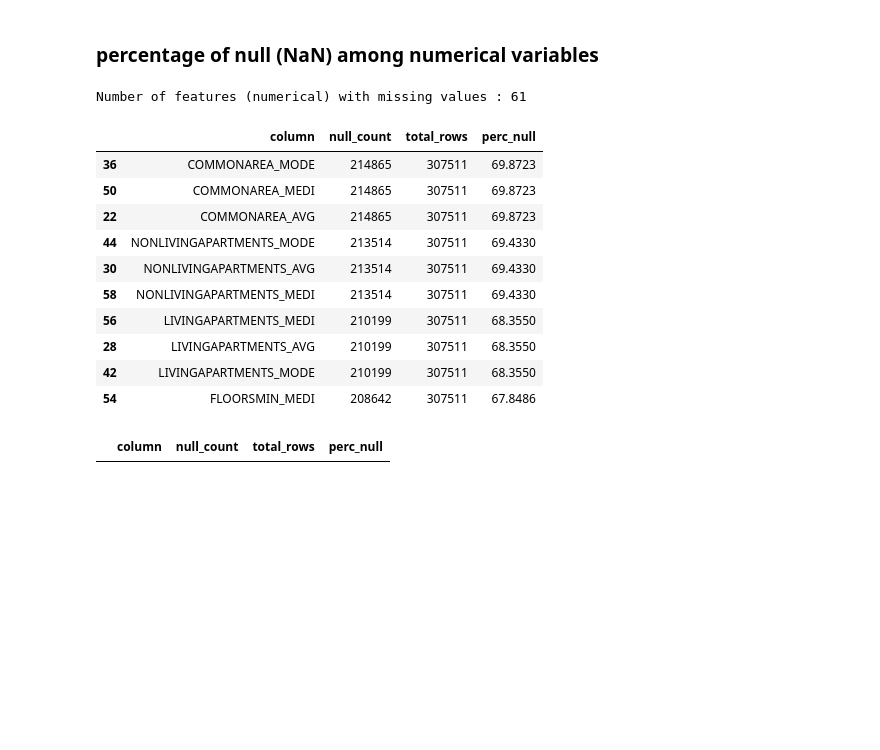
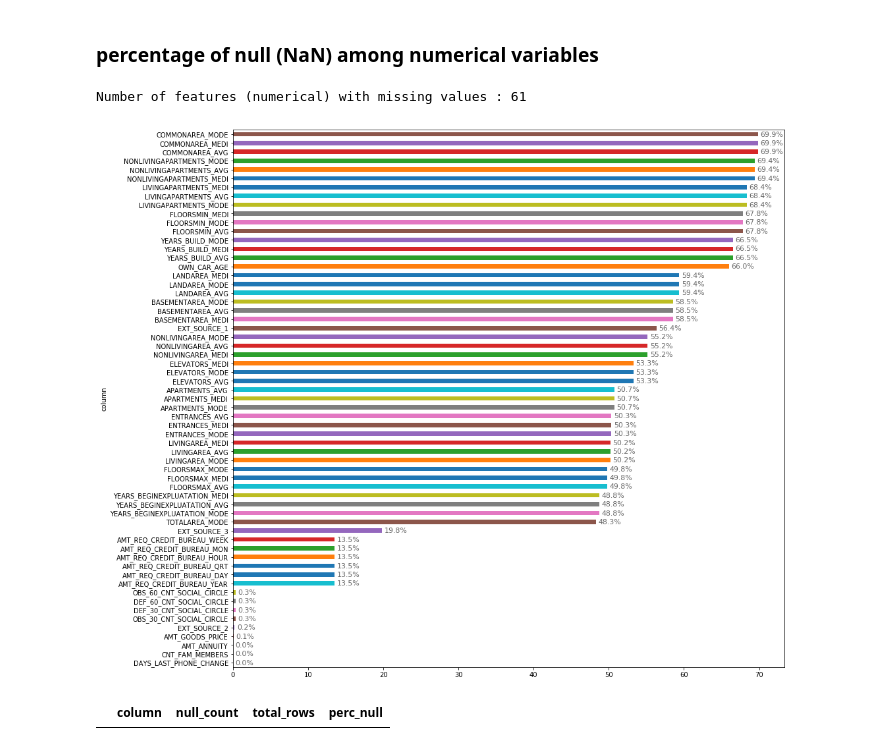
Before and after one commit to bodias/machine-learning, a Jupyter notebook: projects/capstone/home_credit/capstone_report.ipynb, the cells around one changed output. Drawn from its saved outputs; the diff is of its cells as text; code cells hidden in the pictures; blank space fills up the shorter version.

```diff
--- a/projects/capstone/home_credit/capstone_report.ipynb
+++ b/projects/capstone/home_credit/capstone_report.ipynb
@@ -285,23 +290,23 @@ def null_count(dataframe):
     null_stats = null_stats.sort_values(by=['null_count'],ascending=False)
 
     return null_stats
-# %%
-null_numerical = null_count(app_train[numerical_features])
-print 'Number of features (numerical) with missing values : {}'.format(null_numerical.shape[0])
-null_numerical.head(10)
-# %% [output]
-Number of features (numerical) with missing values : 61
-|  | column | null_count | total_rows | perc_null |
-| 36 | COMMONAREA_MODE | 214865 | 307511 | 69.8723 |
-| 50 | COMMONAREA_MEDI | 214865 | 307511 | 69.8723 |
-| 22 | COMMONAREA_AVG | 214865 | 307511 | 69.8723 |
-| 44 | NONLIVINGAPARTMENTS_MODE | 213514 | 307511 | 69.4330 |
-| 30 | NONLIVINGAPARTMENTS_AVG | 213514 | 307511 | 69.4330 |
-| 58 | NONLIVINGAPARTMENTS_MEDI | 213514 | 307511 | 69.4330 |
-| 56 | LIVINGAPARTMENTS_MEDI | 210199 | 307511 | 68.3550 |
-| 28 | LIVINGAPARTMENTS_AVG | 210199 | 307511 | 68.3550 |
-| 42 | LIVINGAPARTMENTS_MODE | 210199 | 307511 | 68.3550 |
-| 54 | FLOORSMIN_MEDI | 208642 | 307511 | 67.8486 |
+# %%
+null_numerical = null_count(app_train[numerical_features])
+print 'Number of features (numerical) with missing values : {}'.format(null_numerical.shape[0])
+null_numerical.head(10)
+
+null_numerical = null_numerical.sort_values(by="perc_null")
+null_numerical = null_numerical.reset_index(drop=True)
+
+ax = null_numerical.plot(kind="barh",x="column",y="perc_null",figsize=(15,15),legend=False)
+for i,patch in enumerate(ax.patches):
+    # get_width pulls left or right; get_y pushes up or down
+    ax.text(patch.get_width()+.3, patch.get_y(), \
+            str(round(null_numerical.loc[i,"perc_null"],1))+'%', fontsize=11,
+color='dimgrey')
+# %% [output]
+Number of features (numerical) with missing values : 61
+[figure, added]
 # %%
 null_int_binary = null_count(app_train[int_binary_features])
 null_int_binary
```
Also changed, not shown: parts of 13 cells of this notebook, 2 other files.
